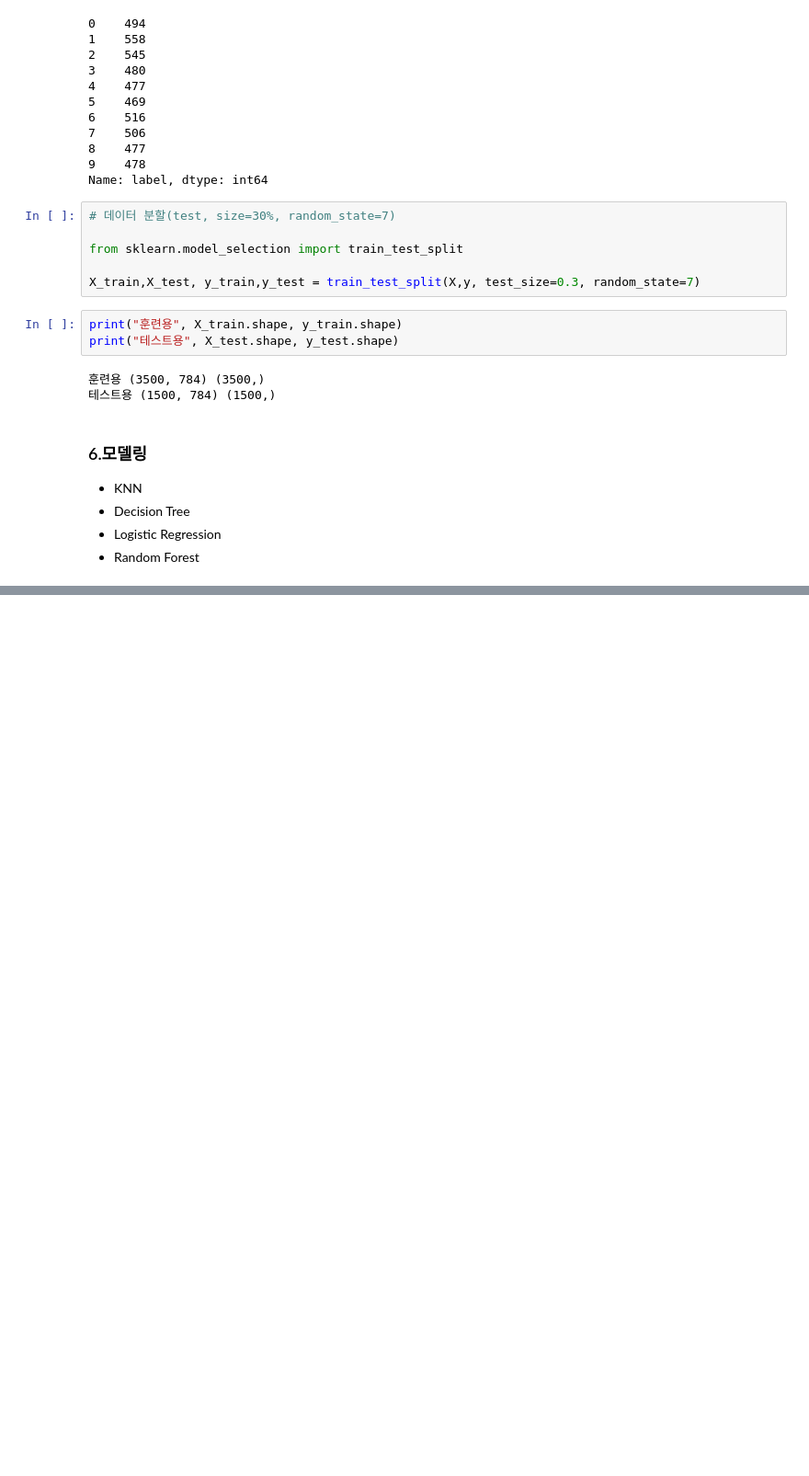
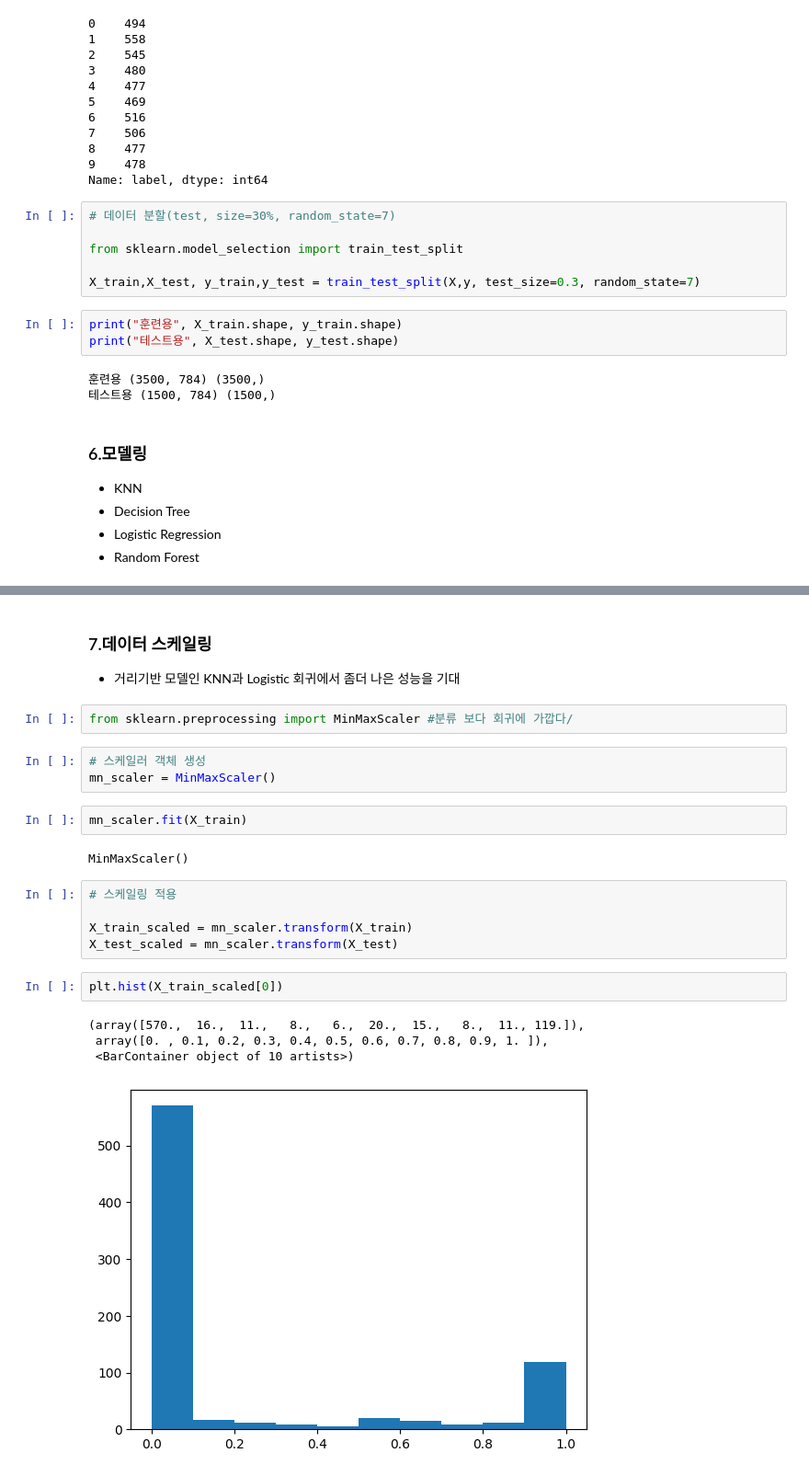
Before and after one commit to rlgus3351/Machine_Learning, a Jupyter notebook: 기초통계/ex11손글씨 데이터 활용 Logistcic 회귀 분류 실습.ipynb, the cells around one changed output, grey strips where cells are left out. Shown: that part at 92% size. Drawn from its saved outputs; the diff is of its cells as text; blank space fills up the shorter version.

```diff
--- a/기초통계/ex11손글씨 데이터 활용 Logistcic 회귀 분류 실습.ipynb
+++ b/기초통계/ex11손글씨 데이터 활용 Logistcic 회귀 분류 실습.ipynb
@@ -141,0 +191,24 @@ print("테스트용", X_test.shape, y_test.shape)
+# %% [markdown]
+### 7.데이터 스케일링
+- 거리기반 모델인 KNN과 Logistic 회귀에서 좀더 나은 성능을 기대
+# %%
+from sklearn.preprocessing import MinMaxScaler #분류 보다 회귀에 가깝다/
+# %%
+# 스케일러 객체 생성
+mn_scaler = MinMaxScaler()
+# %%
+mn_scaler.fit(X_train)
+# %% [output]
+MinMaxScaler()
+# %%
+# 스케일링 적용
+
+X_train_scaled = mn_scaler.transform(X_train)
+X_test_scaled = mn_scaler.transform(X_test)
+# %%
+plt.hist(X_train_scaled[0])
+# %% [output]
+(array([570.,  16.,  11.,   8.,   6.,  20.,  15.,   8.,  11., 119.]),
+ array([0. , 0.1, 0.2, 0.3, 0.4, 0.5, 0.6, 0.7, 0.8, 0.9, 1. ]),
+ <BarContainer object of 10 artists>)
+[figure, added]
```
Also changed, not shown: parts of 5 cells of this notebook, 3 other files.
